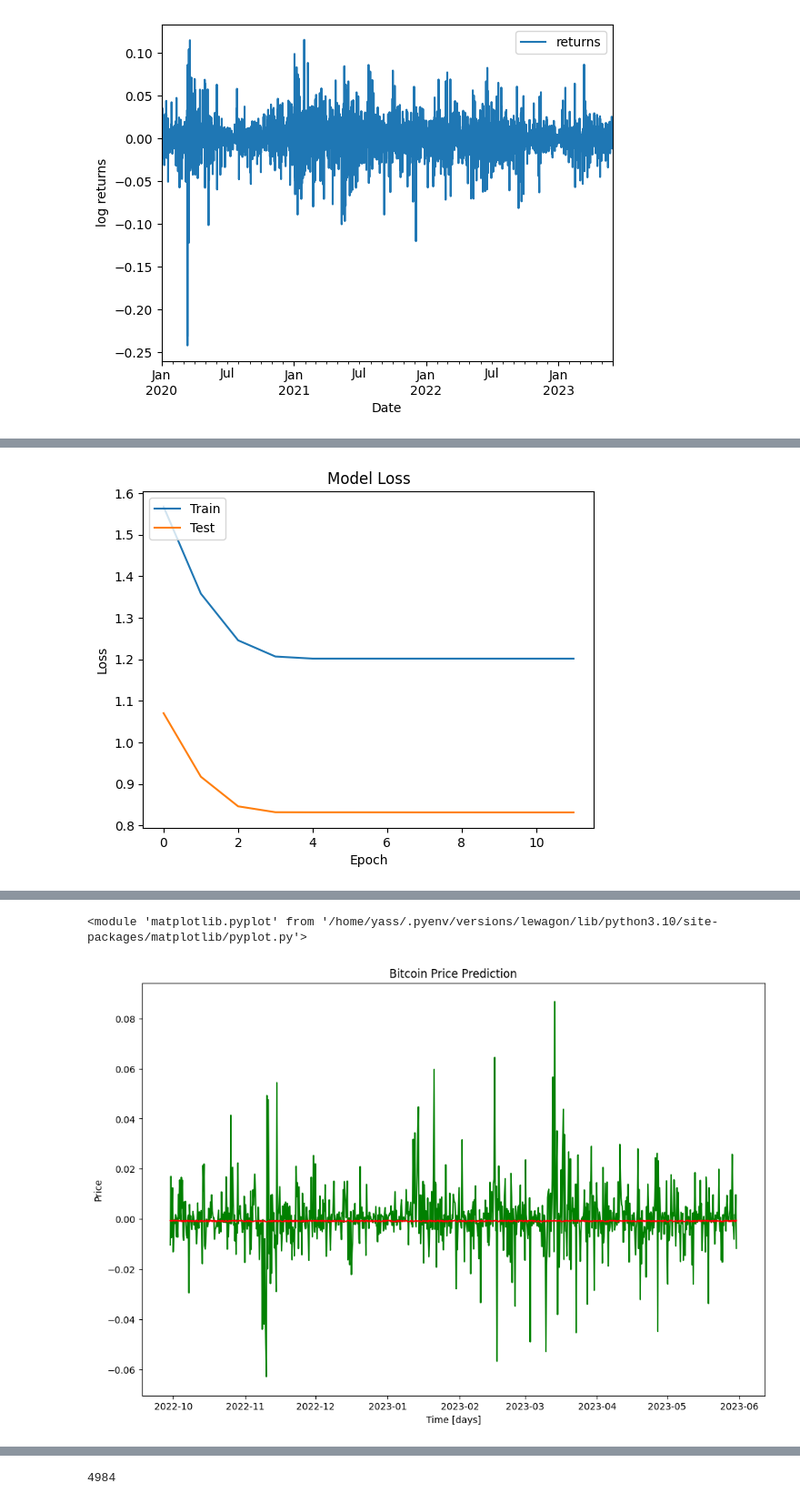
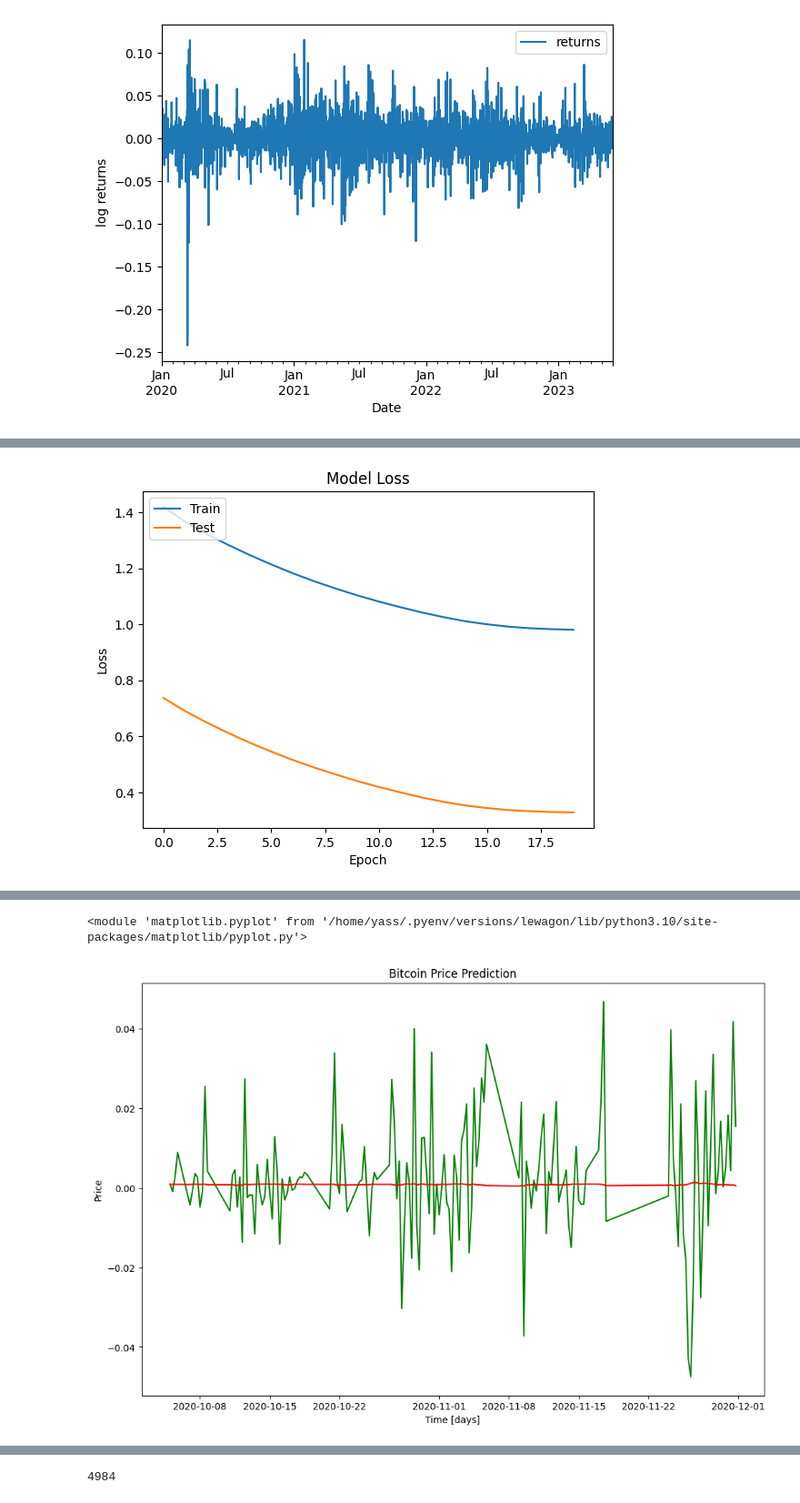
Before and after one commit to egppp/cryptoteller, a Jupyter notebook: performing_models/cris_model.ipynb, the cells around one changed output, grey strips where cells are left out. Shown at 91% size. Drawn from its saved outputs; the diff is of its cells as text; code cells hidden in the pictures.

Commit message:
before trainning, just model code

```diff
--- a/performing_models/cris_model.ipynb
+++ b/performing_models/cris_model.ipynb
@@ -95,0 +59,22 @@ Name: date, Length: 230, dtype: object
+# %%
+def date_to_string(date_):
+    year = str(date_.year)
+    month = str(date_.month)
+    day = str(date_.day)
+
+    if len(day) == 1:
+        day = "0" + day
+
+    if len(month) == 1:
+        month = "0" + month
+
+    return year + "-" + month + "-" + day
+
+df_sentiment = pd.read_csv("/home/yass/code/yass2803/cryptoteller/data/sentiment/aggr_sent_btc.csv")
+
+df_dates = df[["open_time"]].copy()
+df_dates.loc[:,"date"] = df_dates.open_time.apply(lambda x: date_to_string(x))
+
+df_sentiment = df_dates.merge(df_sentiment, on="date", how="left")
+df_sentiment.drop(columns="date", inplace=True)
+df_sentiment.head()
@@ -96,7 +88,14 @@ Name: date, Length: 230, dtype: object
 # %%
 
-a=["no", "neutral", "yes"]#THIS SIMULATES THE SENTIMENT DATA, TODO: REPLACE WITH REAL SENTIMENT DATA
-sentiment = np.array(random.choices(a, k=len(df))).reshape(-1, 1)
+#a=["no", "neutral", "yes"]#THIS SIMULATES THE SENTIMENT DATA, TODO: REPLACE WITH REAL SENTIMENT DATA
+
+#sentiment = np.array(random.choices(a, k=len(df))).reshape(-1, 1)
+not_nan_idx = np.where(~np.isnan(df_sentiment.sentiment.values))[0]
+
+sentiment = df_sentiment.iloc[not_nan_idx,:].sentiment.values.reshape(-1, 1)
+
+scaled_returns_red = scaled_returns[not_nan_idx]
+
 OHE_encoder=sklearn.preprocessing.OneHotEncoder()
 OHE_sentiment=OHE_encoder.fit_transform(sentiment).toarray()
 
@@ -133,7 +132,10 @@ class Preprocessor:
         return X_train, y_train, X_test, y_test, sentiment_train, sentiment_test
 
 preprocessor=Preprocessor()
-X_train, y_train, X_test, y_test, sentiment_train, sentiment_test = preprocessor.preprocess(scaled_returns,OHE_sentiment, train_split = 0.80)
+(X_train, y_train, X_test, y_test,
+ sentiment_train, sentiment_test) = preprocessor.preprocess(scaled_returns_red,
+                                                            OHE_sentiment,
+                                                            train_split = 0.80)
 
 print(f"sentiment train dtype: {sentiment_train.dtype}")
 
@@ -158,7 +160,7 @@ def init_model(WINDOW_SIZE, dropout, loss, optimizer, metrics):
     output=keras.layers.Dense(1)(hidden_final)
     model = Model(inputs=[inputs_price, inputs_sentiment], outputs=output)
 
-    print(model.summary())
+    #print(model.summary())
     return model
 
 
@@ -205,7 +191,7 @@ None
 history = model.fit(
     [X_train, sentiment_train],
     y_train,
-    epochs=12,
+    epochs=20,
     batch_size=BATCH_SIZE,
     shuffle=False,
     validation_split=0.1
@@ -250,7 +236,7 @@ y_hat_inverse = scaler.inverse_transform(y_hat)
 
 # Plot the actual and predicted prices
 # Prediction
-date_time_test = df.iloc[1+preprocessor.num_train + preprocessor.SEQ_LEN:, 0].to_numpy()
+date_time_test = df.iloc[not_nan_idx,:].iloc[preprocessor.num_train + preprocessor.SEQ_LEN:, 0].to_numpy()
 
 # Plot the actual and predicted prices
 plt.figure(figsize=(12, 8))  # Set the figure size to make it larger
@@ -268 +254 @@ MAE for the test set: 0.007653429663536788
-[figure, old version]
+[figure, new version]
@@ -270,5 +256,5 @@ MAE for the test set: 0.007653429663536788
 <module 'matplotlib.pyplot' from '/home/yass/.pyenv/versions/lewagon/lib/python3.10/site-packages/matplotlib/pyplot.py'>
-[figure, old version]
+[figure, new version]
 # %%
 
 # Evaluation
```
Also changed, not shown: parts of 10 cells of this notebook, 4 other files.
